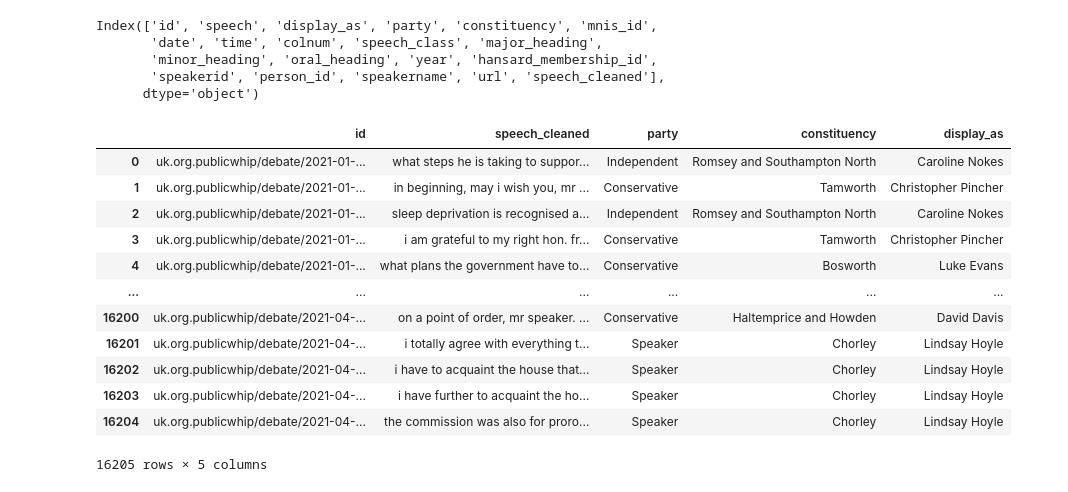
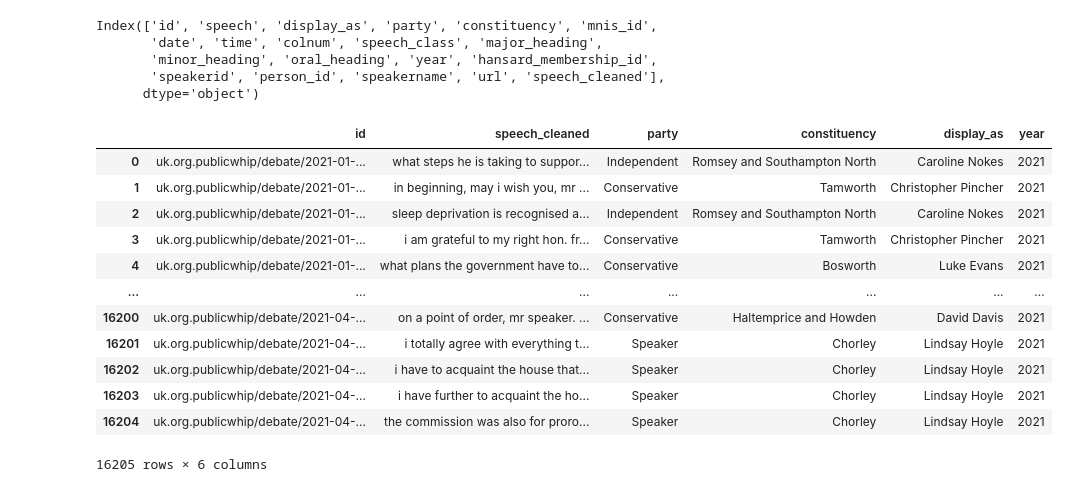
Before and after one commit to ikaankeskin/uk_mp_map, a Jupyter notebook: mp_map.ipynb, the cells around one changed output. Drawn from its saved outputs; the diff is of its cells as text; code cells hidden in the pictures.

```diff
--- a/mp_map.ipynb
+++ b/mp_map.ipynb
@@ -21,19 +21,19 @@ Index(['id', 'speech', 'display_as', 'party', 'constituency', 'mnis_id',
        'speakerid', 'person_id', 'speakername', 'url', 'speech_cleaned'],
       dtype='object')
 # %%
-df = df[['id', 'speech_cleaned', 'party', 'constituency', 'display_as']]
+df = df[['id', 'speech_cleaned', 'party', 'constituency', 'display_as','year']]
 df
 # %% [output]
-|  | id | speech_cleaned | party | constituency | display_as |
-| 0 | uk.org.publicwhip/debate/2021-01-... | what steps he is taking to suppor... | Independent | Romsey and Southampton North | Caroline Nokes |
-| 1 | uk.org.publicwhip/debate/2021-01-... | in beginning, may i wish you, mr ... | Conservative | Tamworth | Christopher Pincher |
-| 2 | uk.org.publicwhip/debate/2021-01-... | sleep deprivation is recognised a... | Independent | Romsey and Southampton North | Caroline Nokes |
-| 3 | uk.org.publicwhip/debate/2021-01-... | i am grateful to my right hon. fr... | Conservative | Tamworth | Christopher Pincher |
-| 4 | uk.org.publicwhip/debate/2021-01-... | what plans the government have to... | Conservative | Bosworth | Luke Evans |
-| ... | ... | ... | ... | ... | ... |
-| 16200 | uk.org.publicwhip/debate/2021-04-... | on a point of order, mr speaker. ... | Conservative | Haltemprice and Howden | David Davis |
-| 16201 | uk.org.publicwhip/debate/2021-04-... | i totally agree with everything t... | Speaker | Chorley | Lindsay Hoyle |
-| 16202 | uk.org.publicwhip/debate/2021-04-... | i have to acquaint the house that... | Speaker | Chorley | Lindsay Hoyle |
-| 16203 | uk.org.publicwhip/debate/2021-04-... | i have further to acquaint the ho... | Speaker | Chorley | Lindsay Hoyle |
-| 16204 | uk.org.publicwhip/debate/2021-04-... | the commission was also for proro... | Speaker | Chorley | Lindsay Hoyle |
+|  | id | speech_cleaned | party | constituency | display_as | year |
+| 0 | uk.org.publicwhip/debate/2021-01-... | what steps he is taking to suppor... | Independent | Romsey and Southampton North | Caroline Nokes | 2021 |
+| 1 | uk.org.publicwhip/debate/2021-01-... | in beginning, may i wish you, mr ... | Conservative | Tamworth | Christopher Pincher | 2021 |
+| 2 | uk.org.publicwhip/debate/2021-01-... | sleep deprivation is recognised a... | Independent | Romsey and Southampton North | Caroline Nokes | 2021 |
+| 3 | uk.org.publicwhip/debate/2021-01-... | i am grateful to my right hon. fr... | Conservative | Tamworth | Christopher Pincher | 2021 |
+| 4 | uk.org.publicwhip/debate/2021-01-... | what plans the government have to... | Conservative | Bosworth | Luke Evans | 2021 |
+| ... | ... | ... | ... | ... | ... | ... |
+| 16200 | uk.org.publicwhip/debate/2021-04-... | on a point of order, mr speaker. ... | Conservative | Haltemprice and Howden | David Davis | 2021 |
+| 16201 | uk.org.publicwhip/debate/2021-04-... | i totally agree with everything t... | Speaker | Chorley | Lindsay Hoyle | 2021 |
+| 16202 | uk.org.publicwhip/debate/2021-04-... | i have to acquaint the house that... | Speaker | Chorley | Lindsay Hoyle | 2021 |
+| 16203 | uk.org.publicwhip/debate/2021-04-... | i have further to acquaint the ho... | Speaker | Chorley | Lindsay Hoyle | 2021 |
+| 16204 | uk.org.publicwhip/debate/2021-04-... | the commission was also for proro... | Speaker | Chorley | Lindsay Hoyle | 2021 |
-16205 rows × 5 columns
+16205 rows × 6 columns
```
Also changed, not shown: parts of 24 cells of this notebook, 7 other files.
